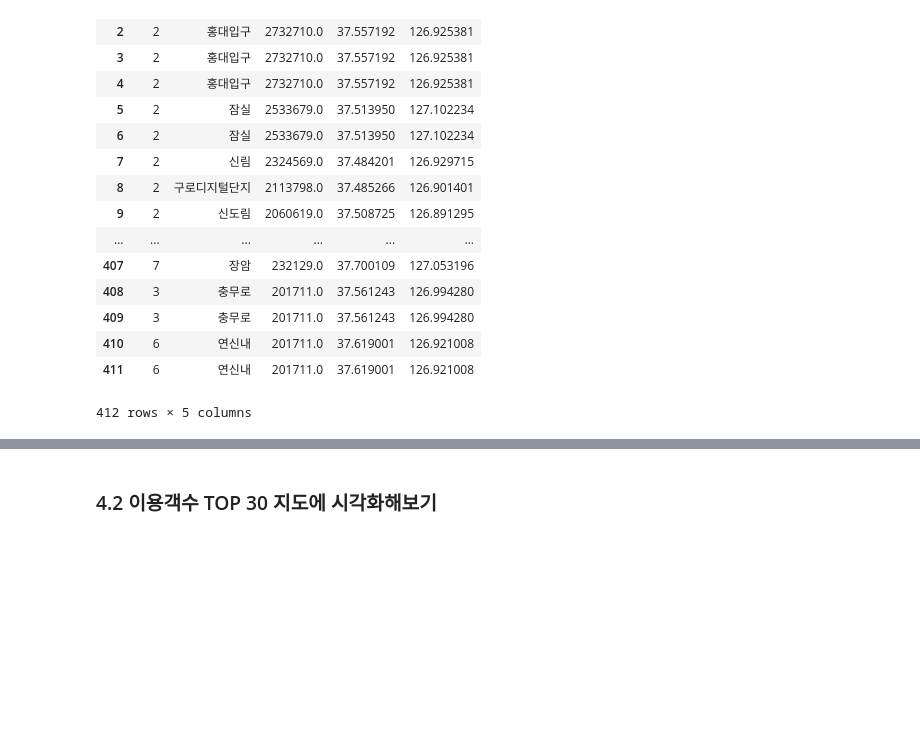
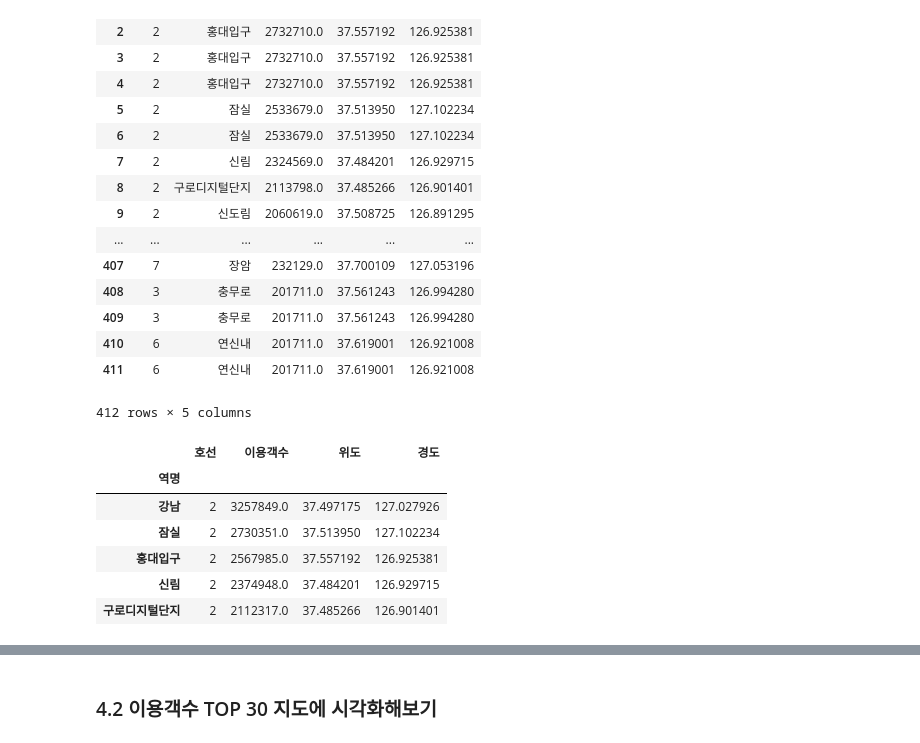
Before and after one commit to ChoiJiA/Personal-Project, a Jupyter notebook: 1.Subway_Congestion_Analysis/map.ipynb, the cells around one changed output, grey strips where cells are left out. Saved outputs shown, nothing was run; the diff lists cells and outputs as text; code cells hidden in the pictures; blank space fills up the shorter version.

```diff
--- a/1.Subway_Congestion_Analysis/map.ipynb
+++ b/1.Subway_Congestion_Analysis/map.ipynb
@@ -422,3 +422,13 @@ dfm_bottom_r = df_m_r_2.tail(30)
 # 하차
 dfm_top_s = df_m_s_2.head(30)
 dfm_bottom_s = df_m_s_2.tail(30)
+# %%
+dfm_top_r.head()
+# %% [output]
+|  | 호선 | 이용객수 | 위도 | 경도 |
+| 역명 |  |  |  |  |
+| 강남 | 2 | 3257849.0 | 37.497175 | 127.027926 |
+| 잠실 | 2 | 2730351.0 | 37.513950 | 127.102234 |
+| 홍대입구 | 2 | 2567985.0 | 37.557192 | 126.925381 |
+| 신림 | 2 | 2374948.0 | 37.484201 | 126.929715 |
+| 구로디지털단지 | 2 | 2112317.0 | 37.485266 | 126.901401 |
```
Also changed, not shown: parts of 10 cells of this notebook, 5 other files.
